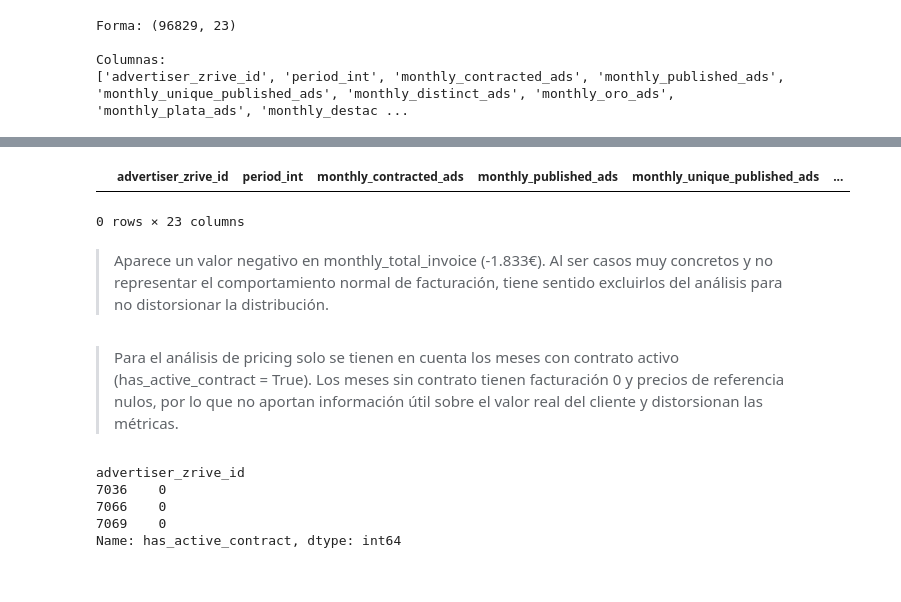
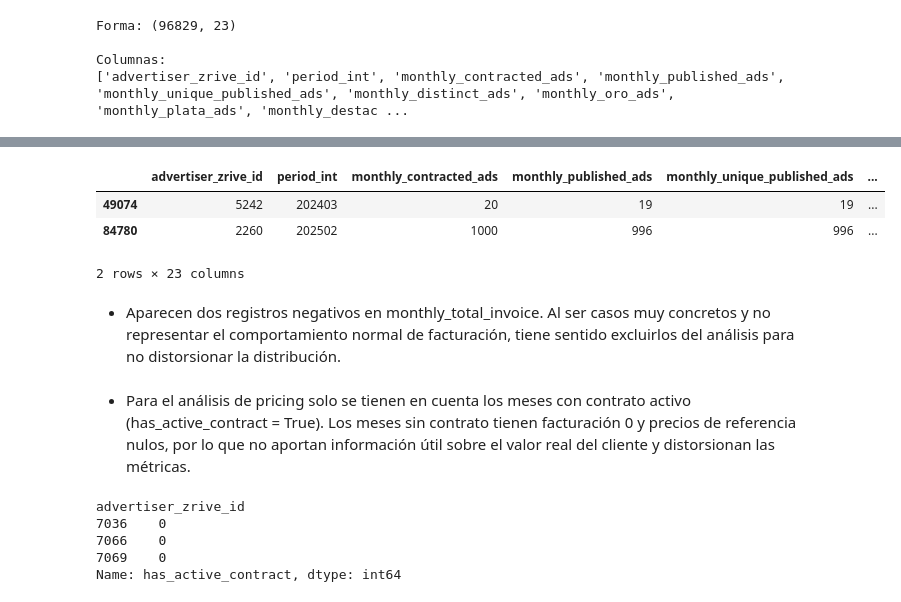
Before and after one commit to Komorebi-Team/KOMOREBI-PROJECT, a Jupyter notebook: src/EDA.ipynb, the cells around one changed output, grey strips where cells are left out. Saved outputs shown, nothing was run; the diff lists cells and outputs as text; code cells hidden in the pictures.

Commit message:
Tras hacer el análisis por contrato, me he dado cuenta que hay partes que quedan obsoletas, por lo que guardo esta versión y luego eliminaré lo necesario

```diff
--- a/src/EDA.ipynb
+++ b/src/EDA.ipynb
@@ -18,7 +18,7 @@ os.listdir(".")
 # %%
-wd_local_path = '../data/zrive_advertiser_df_wd.parquet'
+wd_local_path = '../data/zrive_advertiser_withdrawals.parquet'
 dim_local_path = '../data/zrive_dim_advertiser.parquet'
-fct_local_path = '../data/zrive_fct_monthly_df_fct_advertiser.parquet'
+fct_local_path = '../data/zrive_fct_monthly_snapshot_advertiser.parquet'
 # %%
 df_wd = pd.read_parquet(wd_local_path, engine='fastparquet')
 df_dim = pd.read_parquet(dim_local_path, engine='fastparquet')
@@ -468,14 +436,17 @@ df_fct.head()
 # %%
-df_fct[df_fct["monthly_total_invoice"] == -1833.3]
+df_fct = pd.read_parquet(fct_local_path, engine='fastparquet')
+df_fct[df_fct["monthly_total_invoice"] < 0]
 # %% [output]
 |  | advertiser_zrive_id | period_int | monthly_contracted_ads | monthly_published_ads | monthly_unique_published_ads | ... |
+| 49074 | 5242 | 202403 | 20 | 19 | 19 | ... |
+| 84780 | 2260 | 202502 | 1000 | 996 | 996 | ... |
-0 rows × 23 columns
+2 rows × 23 columns
 # %% [markdown]
->Aparece un valor negativo en monthly_total_invoice (-1.833€). Al ser casos muy concretos y no representar el comportamiento normal de facturación, tiene sentido excluirlos del análisis para no distorsionar la distribución.
+- Aparecen dos registros negativos en monthly_total_invoice. Al ser casos muy concretos y no representar el comportamiento normal de facturación, tiene sentido excluirlos del análisis para no distorsionar la distribución.
 # %%
 df_fct = df_fct[df_fct["monthly_total_invoice"] >= 0].copy()
 # %% [markdown]
->Para el análisis de pricing solo se tienen en cuenta los meses con contrato activo (has_active_contract = True).
+- Para el análisis de pricing solo se tienen en cuenta los meses con contrato activo (has_active_contract = True).
 Los meses sin contrato tienen facturación 0 y precios de referencia nulos, por lo que no aportan información útil sobre el valor real del cliente y distorsionan las métricas.
 # %%
 # Miramos si hay usuarios con has_active_contract = 0 en el periodo de estudio (2023 - 2025)
```
Also changed, not shown: parts of 88 cells of this notebook, 1 other file.
